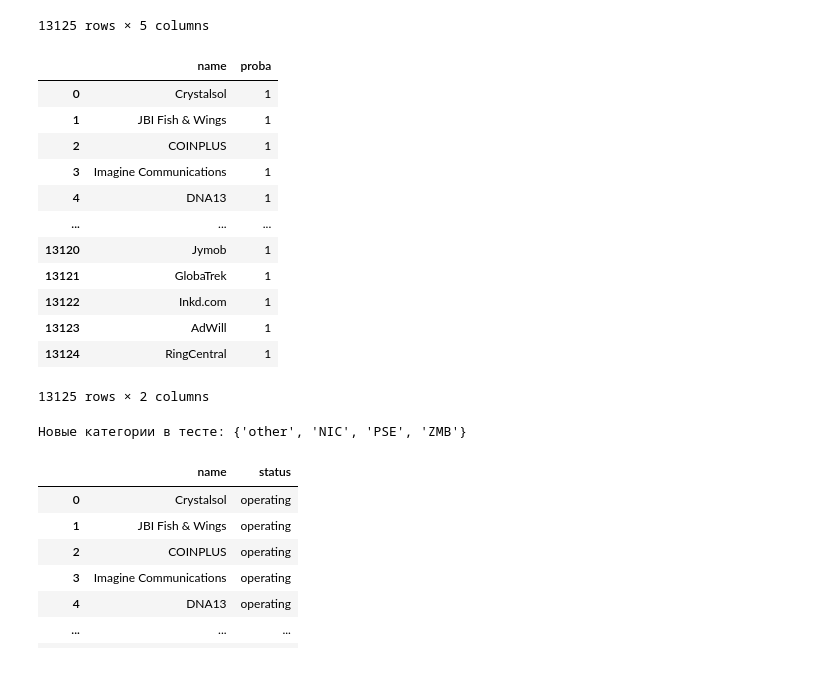
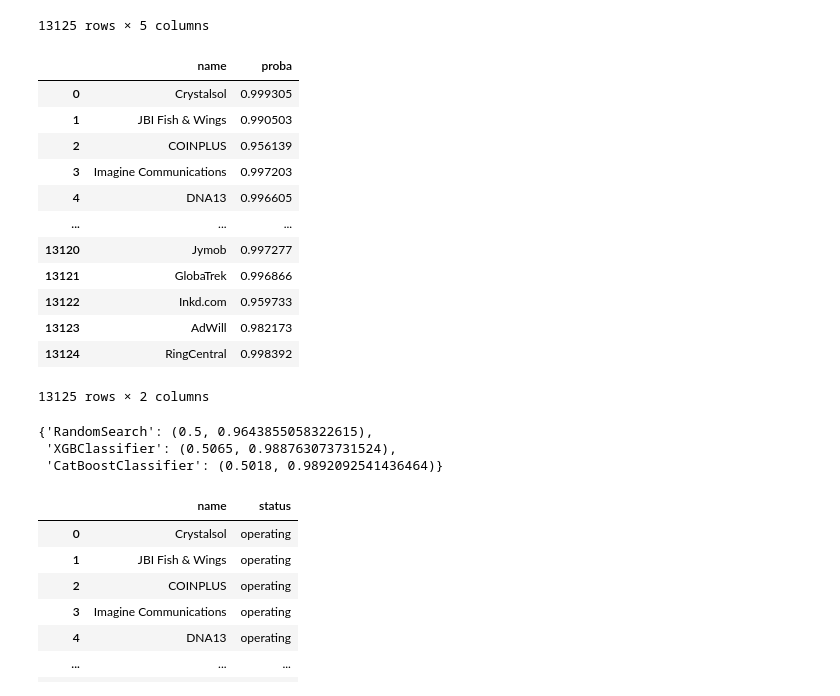
Before and after one commit to Moncervers/startup_closure_prediction, a Jupyter notebook: startup_close_prediction.ipynb, the cells around one changed output. Saved outputs shown, nothing was run; the diff lists cells and outputs as text; code cells hidden in the pictures.

Commit message:
Использование catboost, public score: 0.87619

```diff
--- a/startup_close_prediction.ipynb
+++ b/startup_close_prediction.ipynb
@@ -1058,7 +1039,7 @@ rs = RandomizedSearchCV(
     param_distributions=param_grid,
     scoring='f1',
     n_jobs=-1,
-    n_iter=30,
+    n_iter=20,
     cv=5,
     verbose=0,
     random_state=RANDOM_STATE,
@@ -1174,9 +1172,14 @@ xgbc_optuna_cv = OptunaSearchCV(
     scoring='f1',  # Метрика для оптимизации
     n_trials=10,  # Количество испытаний
     cv=5,  # Кросс-валидация
-    n_jobs=-1  # Использование всех ядер
+    n_jobs=-1,  # Использование всех ядер
+    verbose=0,
 )
 
-# Запускаем поиск гиперпараметров
+# Отключаем логи Optuna
+# optuna_logger = logging.getLogger("optuna")
+# optuna_logger.setLevel(logging.CRITICAL)
+
+# Обучаем модель
 xgbc_optuna_cv.fit(X_train_transformed, y_train)
 # %% [output]
@@ -1261,7 +1264,8 @@ catboost_optuna_cv = OptunaSearchCV(
     scoring='f1',  # Метрика для оптимизации
     n_trials=10,  # Количество испытаний
     cv=5,  # Кросс-валидация
-    n_jobs=-1  # Использование всех ядер
+    n_jobs=-1,  # Использование всех ядер
+    verbose=0,
 )
 
 # Запускаем поиск гиперпараметров
@@ -1517,31 +1608,28 @@ X_test
 # %%
 submission = pd.DataFrame({
     'name': test_df['name'],
-    'proba': rs.best_estimator_.predict(X_test)
+    'proba':catboost_optuna_cv.best_estimator_.predict_proba(X_test)[:, 1]
 })
 
 submission
 # %% [output]
 |  | name | proba |
-| 0 | Crystalsol | 1 |
-| 1 | JBI Fish & Wings | 1 |
-| 2 | COINPLUS | 1 |
-| 3 | Imagine Communications | 1 |
-| 4 | DNA13 | 1 |
+| 0 | Crystalsol | 0.999305 |
+| 1 | JBI Fish & Wings | 0.990503 |
+| 2 | COINPLUS | 0.956139 |
+| 3 | Imagine Communications | 0.997203 |
+| 4 | DNA13 | 0.996605 |
 | ... | ... | ... |
-| 13120 | Jymob | 1 |
-| 13121 | GlobaTrek | 1 |
-| 13122 | Inkd.com | 1 |
-| 13123 | AdWill | 1 |
-| 13124 | RingCentral | 1 |
+| 13120 | Jymob | 0.997277 |
+| 13121 | GlobaTrek | 0.996866 |
+| 13122 | Inkd.com | 0.959733 |
+| 13123 | AdWill | 0.982173 |
+| 13124 | RingCentral | 0.998392 |
 13125 rows × 2 columns
-# %%
-# Проверка для колонки 'category_list'
-train_categories = X_train['country_code'].unique()
-test_categories = X_test['country_code'].unique()
-
-new_categories = set(test_categories) - set(train_categories)
-print(f"Новые категории в тесте: {new_categories}")
-# %% [output]
-Новые категории в тесте: {'other', 'NIC', 'PSE', 'ZMB'}
+# %%
+best_thresholds
+# %% [output]
+{'RandomSearch': (0.5, 0.9643855058322615),
+ 'XGBClassifier': (0.5065, 0.988763073731524),
+ 'CatBoostClassifier': (0.5018, 0.9892092541436464)}
 # %%
```
Also changed, not shown: parts of 21 cells of this notebook.
